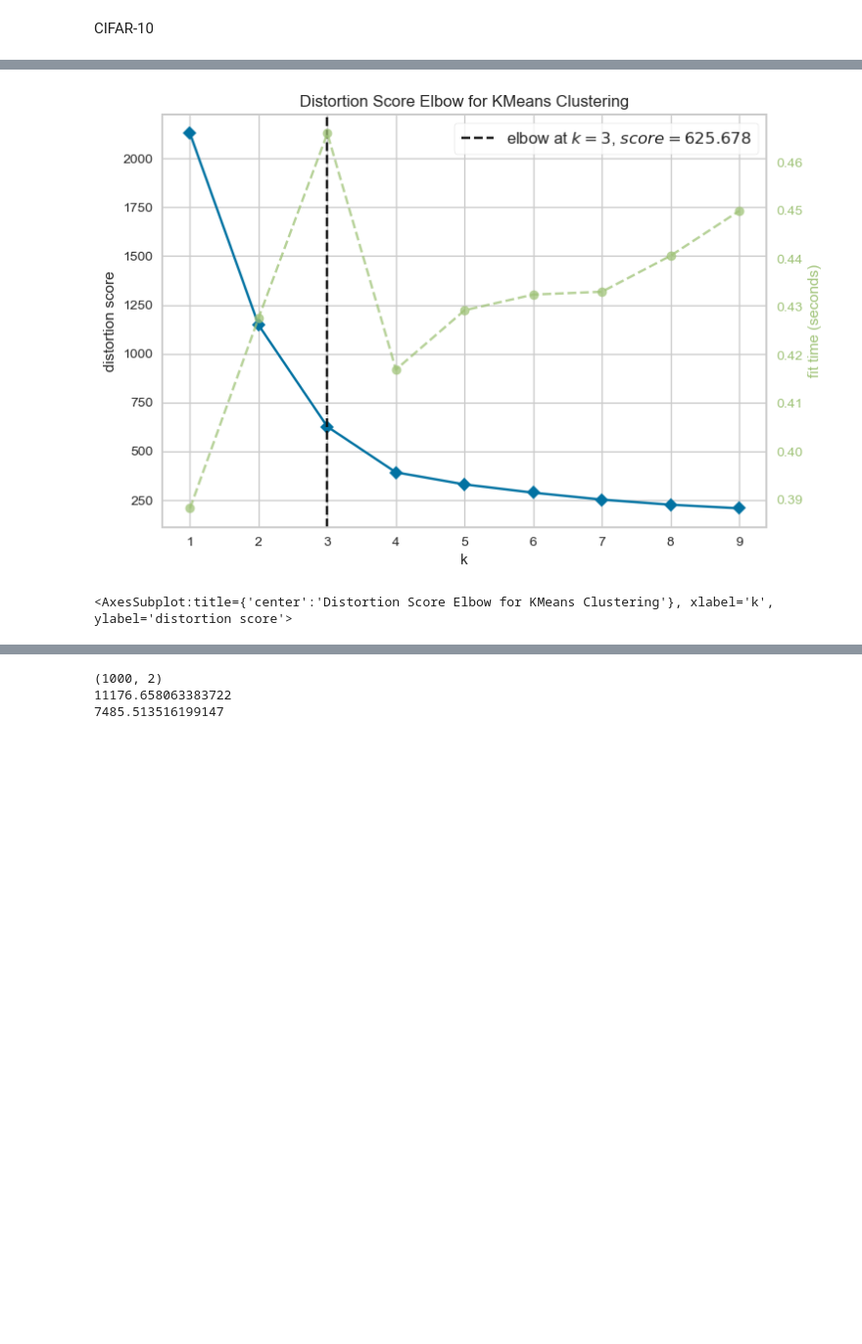
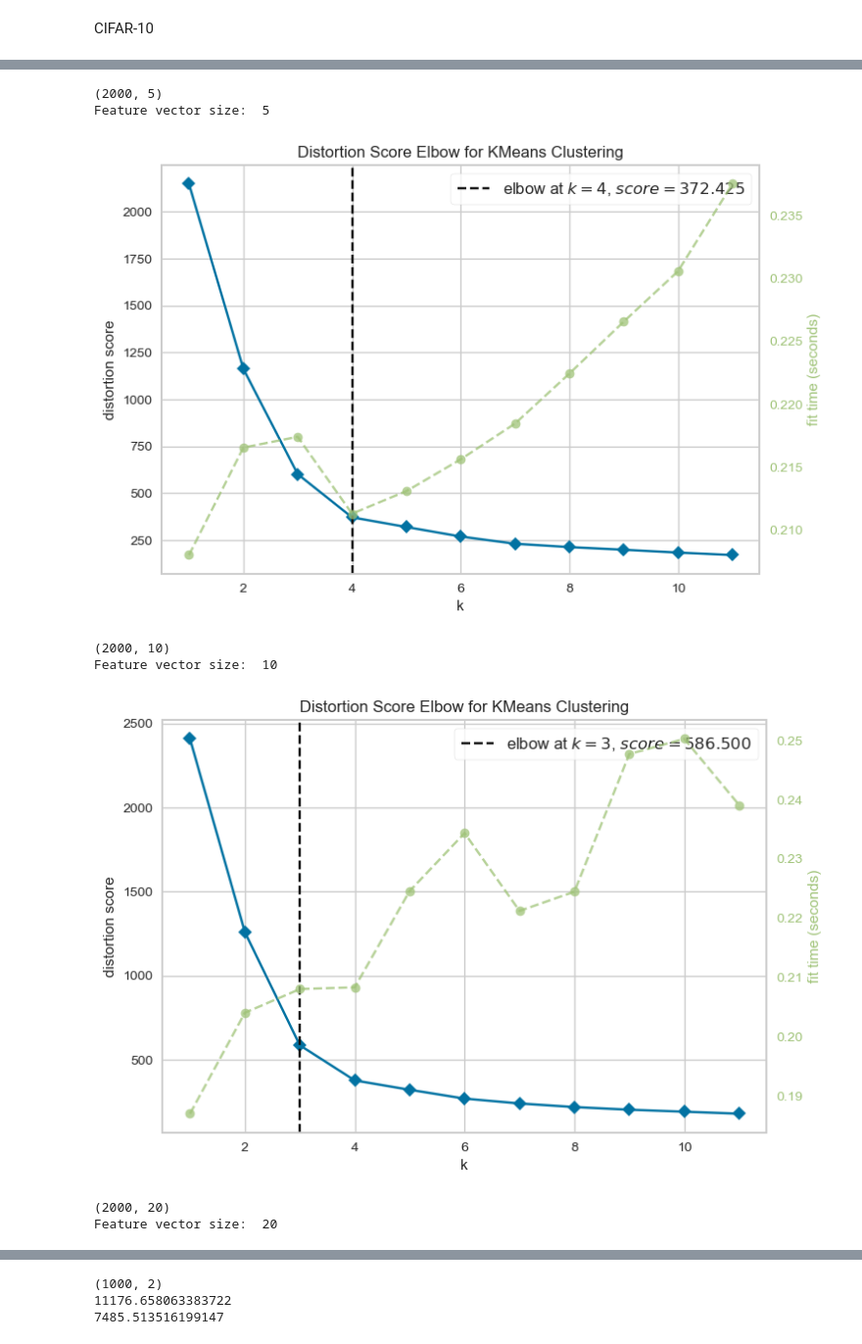
Before and after one commit to XDMickeyYau/CSC2515-Project, a Jupyter notebook: kmeans_performance_eval.ipynb, the cells around one changed output, grey strips where cells are left out. Shown at 98% size. Cells and saved outputs as stored; diff of their text form; code cells hidden in the pictures; blank space fills up the shorter version.

Commit message:
pca and siamese evaluation

```diff
--- a/kmeans_performance_eval.ipynb
+++ b/kmeans_performance_eval.ipynb
@@ -238 +261,24 @@ CNN(
+# %%
+from Siamese import CNN
+import os
+# for emb_size in [1, 5]
+
+def load_SNN(vec_size):
+    net = CNN(embSize=vec_size)
+    path = os.path.join('Siamese', 'models', f'siameseArchEmb{str(vec_size)}Run3.pth')
+    net = torch.load(path)
+    net.eval()
+    return net
+
+def get_SNN_vec(net, X):
+    # Siamese Feature Vector
+    feature_vec = []
+    for i in range(X.shape[0]):
+        img = torch.from_numpy(X[i].transpose(2, 0, 1)).type(torch.FloatTensor)
+        out = torch.squeeze(net(img)).detach().numpy()
+        feature_vec.append(out)
+
+    feature_vec = np.array(feature_vec)
+    #print(feature_vec.shape)
+    return feature_vec
 # %%
@@ -264,22 +295,32 @@ labels = np.array(labels)
 # %%
 from yellowbrick.cluster import KElbowVisualizer
-import os
-os.environ['OMP_NUM_THREADS'] = '8'
 
 # #PCA
 # feature_vector_size = 50
 # pca_model = PCA(n_components=feature_vector_size).fit(test_vec)
 # encoded = pca_model.transform(test_vec)
 # print(encoded.shape)
 
 # test for optimal k using elbow plot
 # elbow method
 # elbow_method(X, range(1,10), method='inertia')
-model = KMeans()
-visualizer = KElbowVisualizer(model, k=(1,10))
-
-visualizer.fit(X)        # Fit the data to the visualizer
-visualizer.show()        # Finalize and render the figure
+for vec_size in [5, 10, 20, 50]:
+    SNN = load_SNN(vec_size)
+    X_vec = get_SNN_vec(SNN, X)
+    model = KMeans()
+    visualizer1 = KElbowVisualizer(model, k=(1,12))
+    #visualizer2 = KElbowVisualizer(model, k=(2,12), metric='calinski_harabasz')
+    print("Feature vector size: ", vec_size)
+    visualizer1.fit(X_vec)        # Fit the data to the visualizer
+    visualizer1.show()        # Finalize and render the figure
+    # visualizer2.fit(X_vec)
+    # visualizer2.show()
 # %% [output]
+(2000, 5)
+Feature vector size:  5
-[figure, old version]
+[figure, new version]
-<AxesSubplot:title={'center':'Distortion Score Elbow for KMeans Clustering'}, xlabel='k', ylabel='distortion score'>
+(2000, 10)
+Feature vector size:  10
+[figure, added]
+(2000, 20)
+Feature vector size:  20
```
Also changed, not shown: parts of 13 cells of this notebook.
